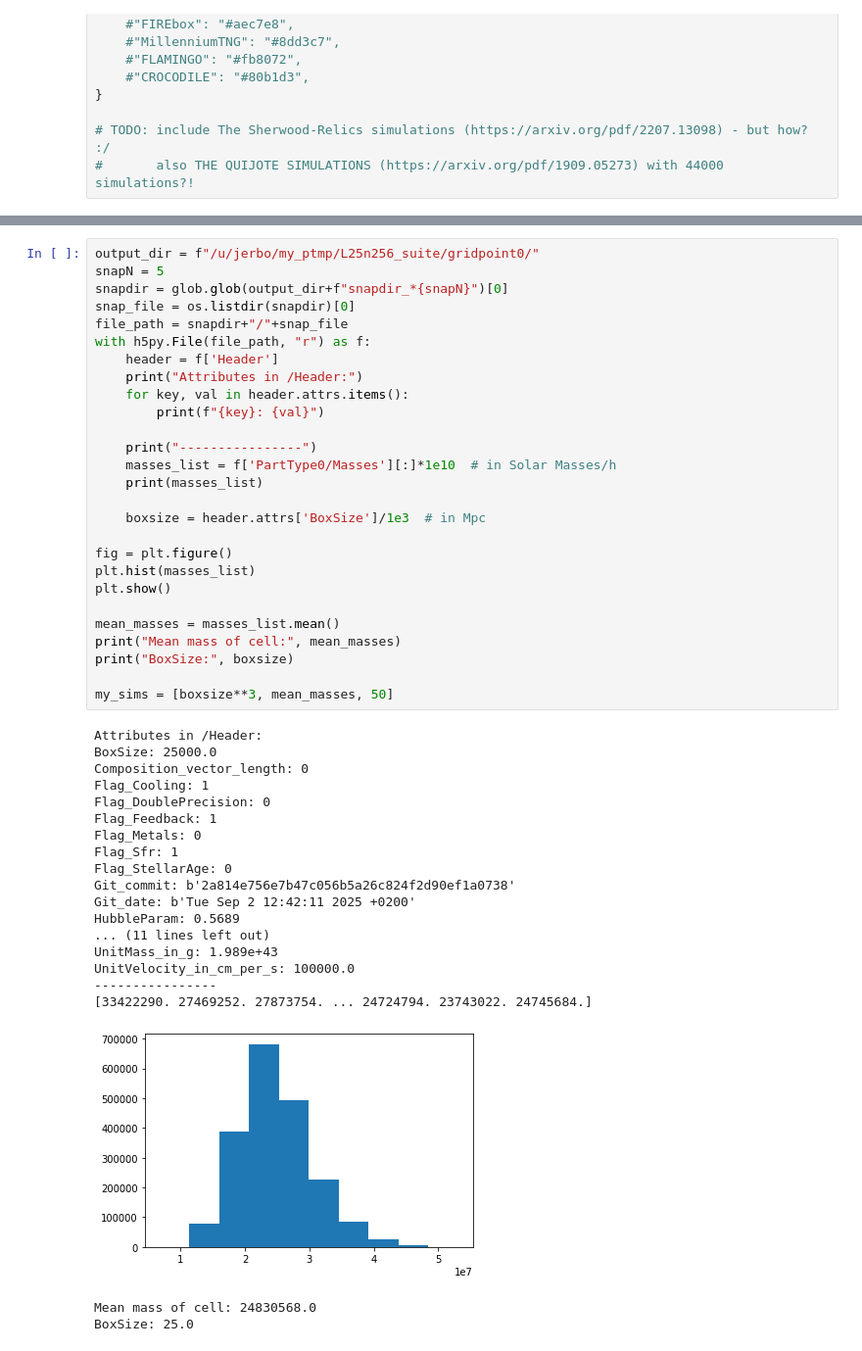
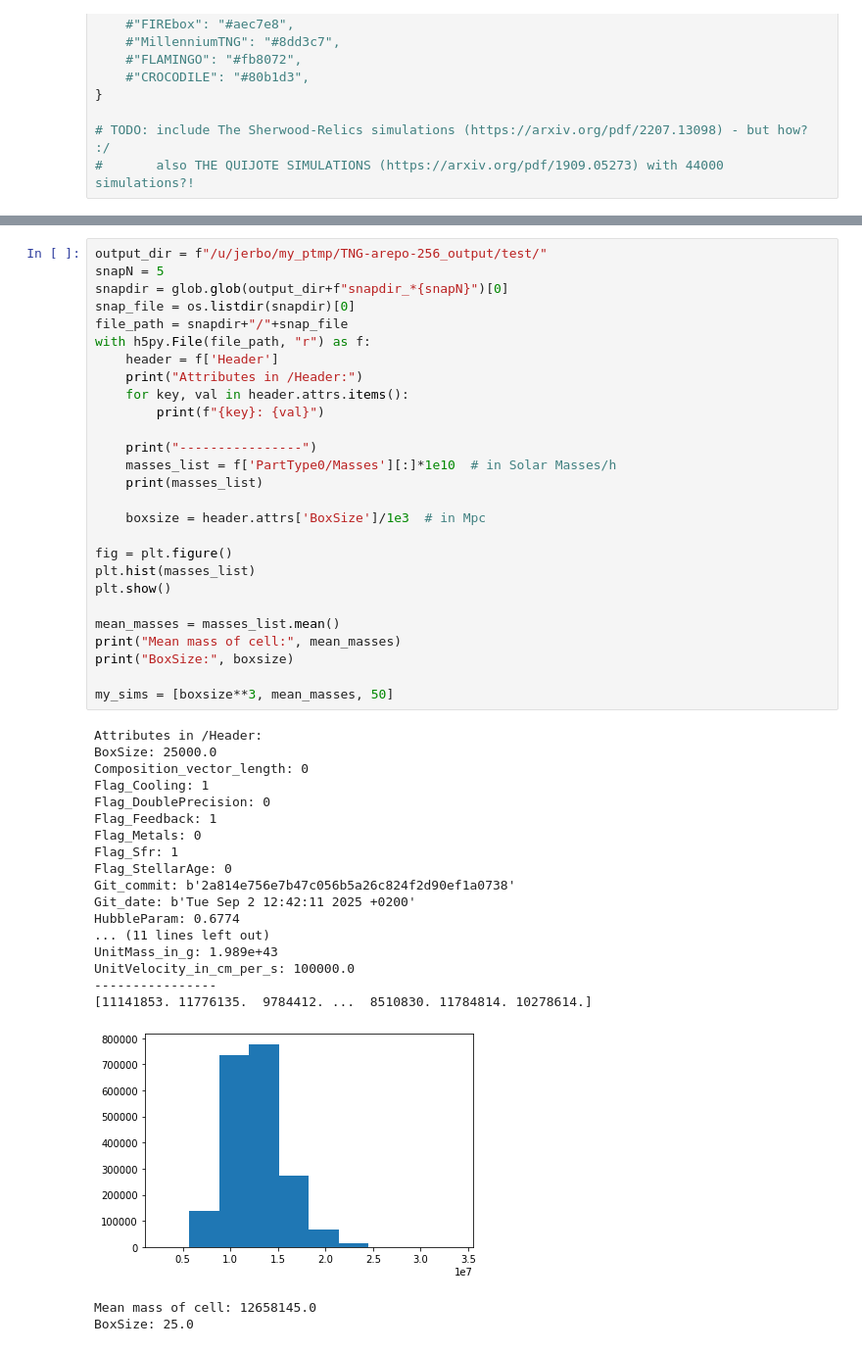
Before and after one commit to j-boucsein/CLIMB-Project, a Jupyter notebook: code/development_and_plotting/old_scritps/other/comparison_other_simulations.ipynb, the cells around one changed output, grey strips where cells are left out. Shown at 98% size. Saved outputs shown, nothing was run; the diff lists cells and outputs as text.

```diff
--- a/code/development_and_plotting/old_scritps/other/comparison_other_simulations.ipynb
+++ b/code/development_and_plotting/old_scritps/other/comparison_other_simulations.ipynb
@@ -217,5 +217,5 @@ print(simulations_dict)
 # %%
-output_dir = f"/u/jerbo/my_ptmp/L25n256_suite/gridpoint0/"
+output_dir = f"/u/jerbo/my_ptmp/TNG-arepo-256_output/test/"
 snapN = 5
 snapdir = glob.glob(output_dir+f"snapdir_*{snapN}")[0]
 snap_file = os.listdir(snapdir)[0]
@@ -230,35 +230,35 @@ with h5py.File(file_path, "r") as f:
     masses_list = f['PartType0/Masses'][:]*1e10  # in Solar Masses/h
     print(masses_list)
 
     boxsize = header.attrs['BoxSize']/1e3  # in Mpc
 
 fig = plt.figure()
 plt.hist(masses_list)
 plt.show()
 
 mean_masses = masses_list.mean()
 print("Mean mass of cell:", mean_masses)
 print("BoxSize:", boxsize)
 
 my_sims = [boxsize**3, mean_masses, 50]
 # %% [output]
 Attributes in /Header:
 BoxSize: 25000.0
 Composition_vector_length: 0
 Flag_Cooling: 1
 Flag_DoublePrecision: 0
 Flag_Feedback: 1
 Flag_Metals: 0
 Flag_Sfr: 1
 Flag_StellarAge: 0
 Git_commit: b'2a814e756e7b47c056b5a26c824f2d90ef1a0738'
 Git_date: b'Tue Sep 2 12:42:11 2025 +0200'
-HubbleParam: 0.5689
+HubbleParam: 0.6774
 ... (11 lines left out)
 UnitMass_in_g: 1.989e+43
 UnitVelocity_in_cm_per_s: 100000.0
 ----------------
-[33422290. 27469252. 27873754. ... 24724794. 23743022. 24745684.]
+[11141853. 11776135.  9784412. ...  8510830. 11784814. 10278614.]
-[figure, old version]
+[figure, new version]
-Mean mass of cell: 24830568.0
+Mean mass of cell: 12658145.0
 BoxSize: 25.0
```
Also changed, not shown: parts of 3 cells of this notebook, 7 other files.
